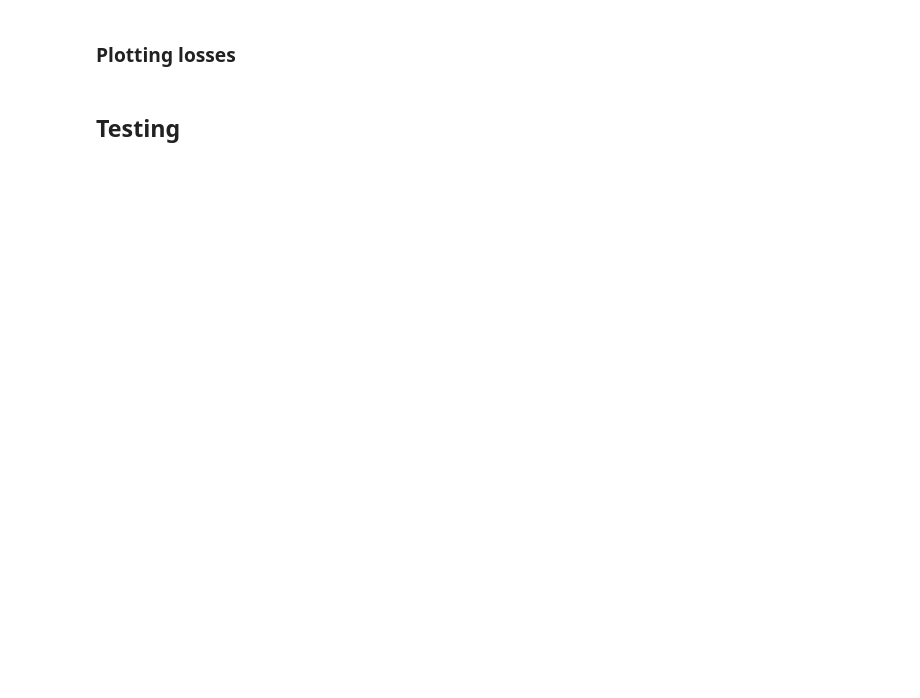
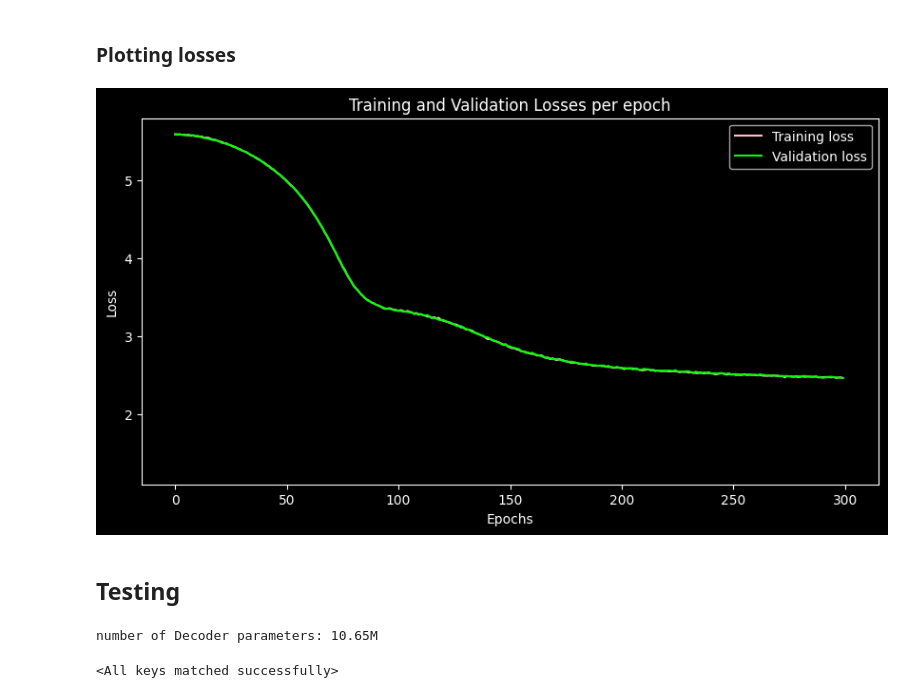
Before and after one commit to thibaud-perrin/transformer, a Jupyter notebook: mini-gpt.ipynb, the cells around one changed output. Drawn from its saved outputs; the diff is of its cells as text; code cells hidden in the pictures; blank space fills up the shorter version.

```diff
--- a/mini-gpt.ipynb
+++ b/mini-gpt.ipynb
@@ -288,0 +314,6 @@ class MiniGPT(nn.Module):
+# %%
+class dotdict(dict):
+    """dot.notation access to dictionary attributes"""
+    __getattr__ = dict.get
+    __setattr__ = dict.__setitem__
+    __delattr__ = dict.__delitem__
@@ -505,7 +693,8 @@ def estimate_loss(model, dataset, config, splits = ['train', 'val']):
             Y = n_batch['y']
 
             # Evaluate the loss for the current batch
-            logits, loss = model(X, Y)
+            with ctx:
+                logits, loss = model(X, Y)
 
             # Store the current loss
             losses[k] = loss.item()
@@ -519,0 +711,5 @@ def estimate_loss(model, dataset, config, splits = ['train', 'val']):
+# %%
+def get_gpu_memory():
+    GPUs = GPUtil.getGPUs()
+    gpu = GPUs[0]
+    return gpu.memoryUsed
@@ -532,0 +752,27 @@ number of Decoder parameters: 30.39M
+# %%
+CALCULATE_MEMORY = False
+if CALCULATE_MEMORY:
+    # Get the initial memory usage
+    initial_memory = get_gpu_memory()
+
+    batch = dataset.get_batch('train')
+
+    for i in range(5):
+        n_batch = next(batch)
+        xb = n_batch['x']
+        yb = n_batch['y']
+
+        # autocast means part of the model run in FP16 to save memory
+        with autocast():
+            # Forward pass
+            logits, loss = model(xb, yb)
+
+        # Calculate the memory used
+        memory_used = get_gpu_memory() - initial_memory
+
+        print(f"Memory used for a batch {i}: {memory_used} MB")
+
+        # Make sure to zero out the gradients and free the memory
+        model.zero_grad()
+        torch.cuda.empty_cache()
+    assert "a" == "b"
@@ -672,5 +939,8 @@ KeyboardInterrupt:
 # %%
 # Call the function
-plot_losses(losses_list)
+plot_losses(losses_list, ylim=[1.1, 5.8], xlim=[-15, 315])
+# plot_losses(losses_list)
+# %% [output]
+[figure, added]
 # %% [markdown]
 ## Testing
@@ -677 +950,12 @@ plot_losses(losses_list)
+# %%
+# Create model
+model2 = MiniGPT(config)
+model2.eval()
+# Use nn.DataParallel to wrap the model.
+# This will distribute the operations to multiple GPUs if they are available.
+model2 = model2.to(config.device)
+model2.load_state_dict(torch.load('./out/minigpt_state222_dict.pth'))
+# %% [output]
+number of Decoder parameters: 10.65M
+<All keys matched successfully>
 # %%
```
Also changed, not shown: parts of 40 cells of this notebook, 9 other files.
